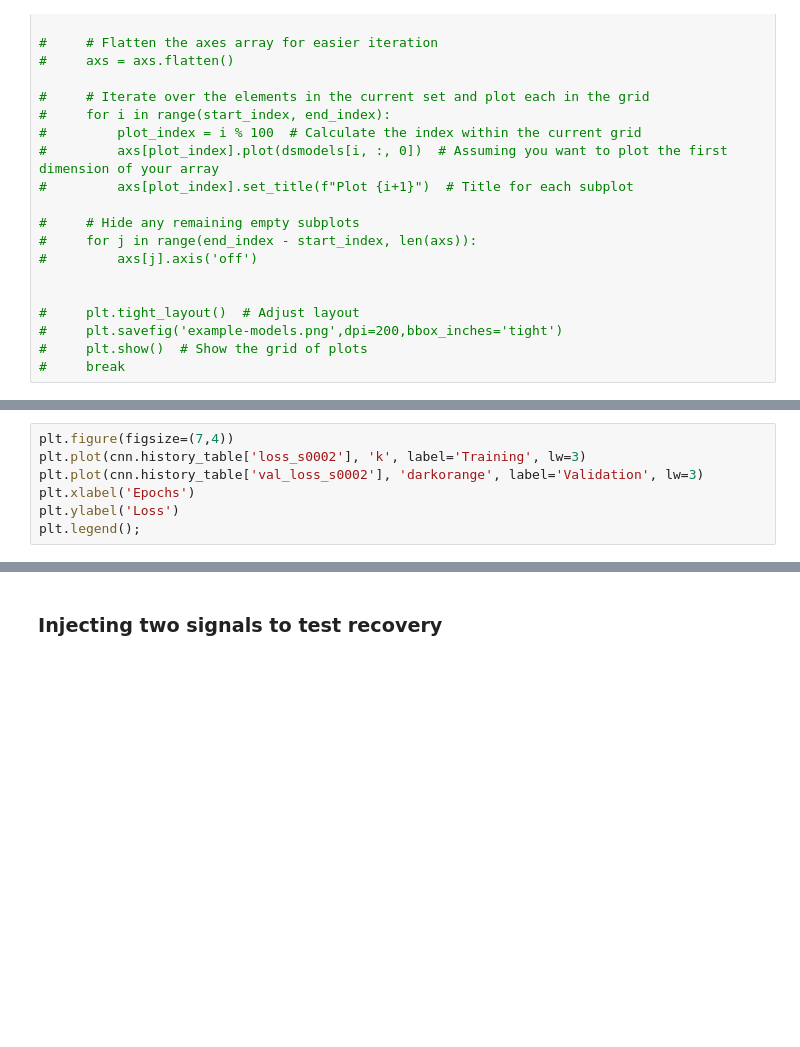
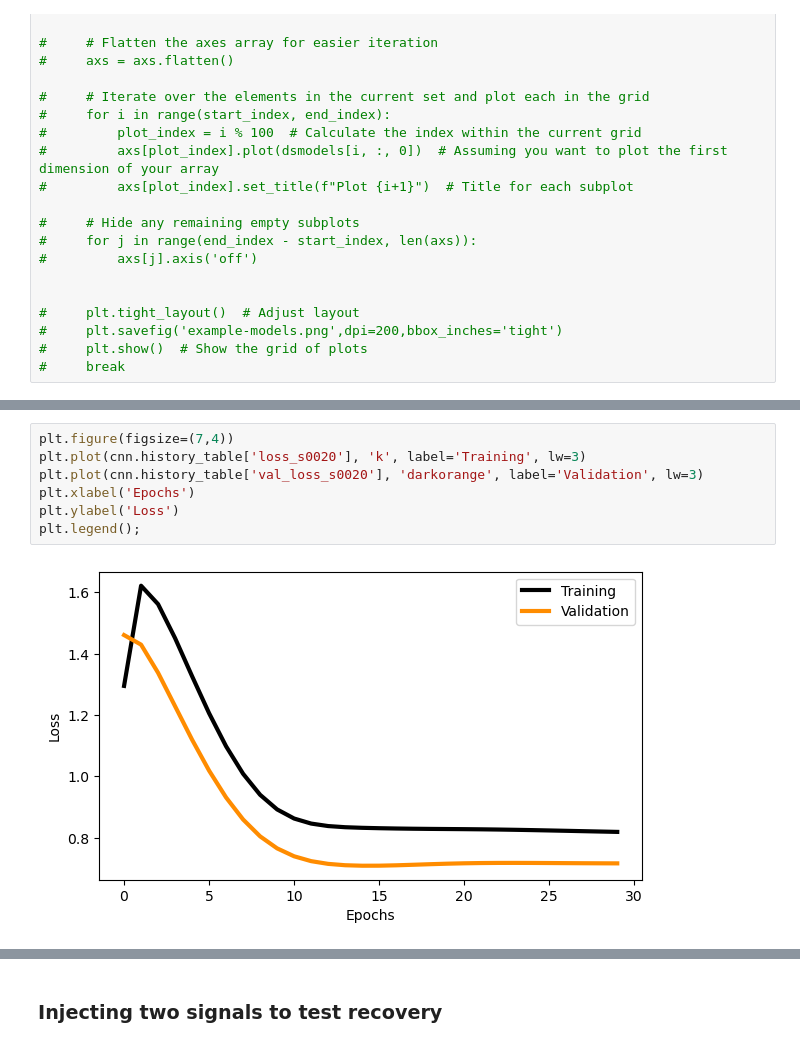
Before and after one commit to azibn/nets2, a Jupyter notebook: notebooks/create-comets.ipynb, the cells around one changed output, grey strips where cells are left out. Saved outputs shown, nothing was run; the diff lists cells and outputs as text; blank space fills up the shorter version.

```diff
--- a/notebooks/create-comets.ipynb
+++ b/notebooks/create-comets.ipynb
@@ -369,9 +432,11 @@ plt.colorbar(label='Ground Truth');
 # %%
 plt.figure(figsize=(7,4))
-plt.plot(cnn.history_table['loss_s0002'], 'k', label='Training', lw=3)
-plt.plot(cnn.history_table['val_loss_s0002'], 'darkorange', label='Validation', lw=3)
+plt.plot(cnn.history_table['loss_s0020'], 'k', label='Training', lw=3)
+plt.plot(cnn.history_table['val_loss_s0020'], 'darkorange', label='Validation', lw=3)
 plt.xlabel('Epochs')
 plt.ylabel('Loss')
 plt.legend();
+# %% [output]
+[figure, added]
 # %%
 plt.figure(figsize=(7,4))
```
Also changed, not shown: parts of 47 cells of this notebook, 32 other files.
